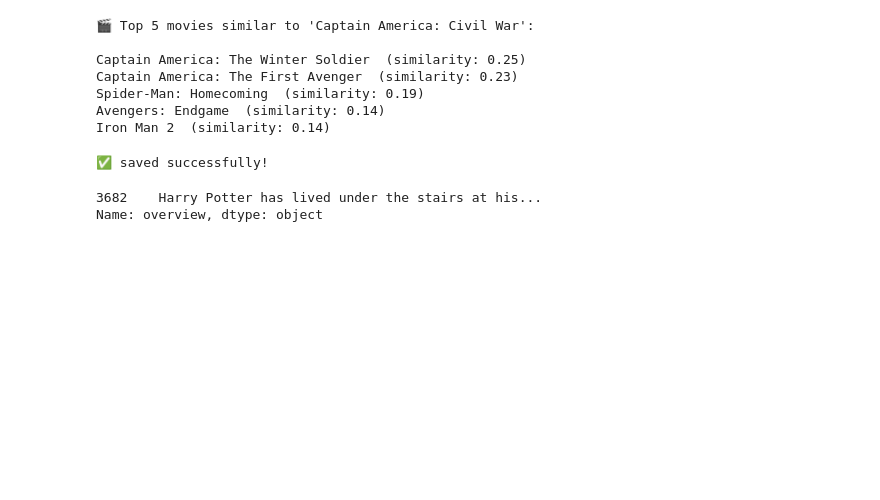
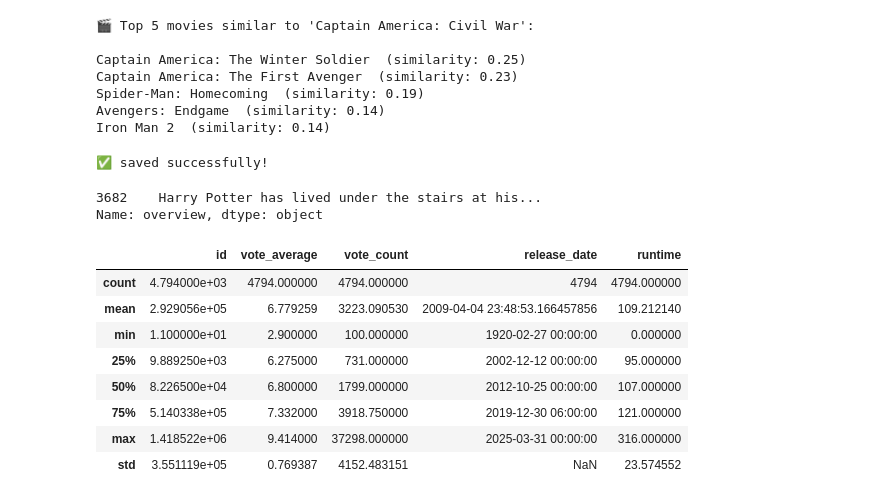
Before and after one commit to PuiKiRebeccaWOO/movie_recommender, a Jupyter notebook: notebook/moviedb_recommender.ipynb, the cells around one changed output. Cells and saved outputs as stored; diff of their text form; code cells hidden in the pictures; blank space fills up the shorter version.

```diff
--- a/notebook/moviedb_recommender.ipynb
+++ b/notebook/moviedb_recommender.ipynb
@@ -492,3 +492,15 @@ print(overview)
 # %% [output]
 3682    Harry Potter has lived under the stairs at his...
 Name: overview, dtype: object
+# %%
+new_df.describe()
+# %% [output]
+|  | id | vote_average | vote_count | release_date | runtime |
+| count | 4.794000e+03 | 4794.000000 | 4794.000000 | 4794 | 4794.000000 |
+| mean | 2.929056e+05 | 6.779259 | 3223.090530 | 2009-04-04 23:48:53.166457856 | 109.212140 |
+| min | 1.100000e+01 | 2.900000 | 100.000000 | 1920-02-27 00:00:00 | 0.000000 |
+| 25% | 9.889250e+03 | 6.275000 | 731.000000 | 2002-12-12 00:00:00 | 95.000000 |
+| 50% | 8.226500e+04 | 6.800000 | 1799.000000 | 2012-10-25 00:00:00 | 107.000000 |
+| 75% | 5.140338e+05 | 7.332000 | 3918.750000 | 2019-12-30 06:00:00 | 121.000000 |
+| max | 1.418522e+06 | 9.414000 | 37298.000000 | 2025-03-31 00:00:00 | 316.000000 |
+| std | 3.551119e+05 | 0.769387 | 4152.483151 | NaN | 23.574552 |
```
Also changed, not shown: 2 other files.
